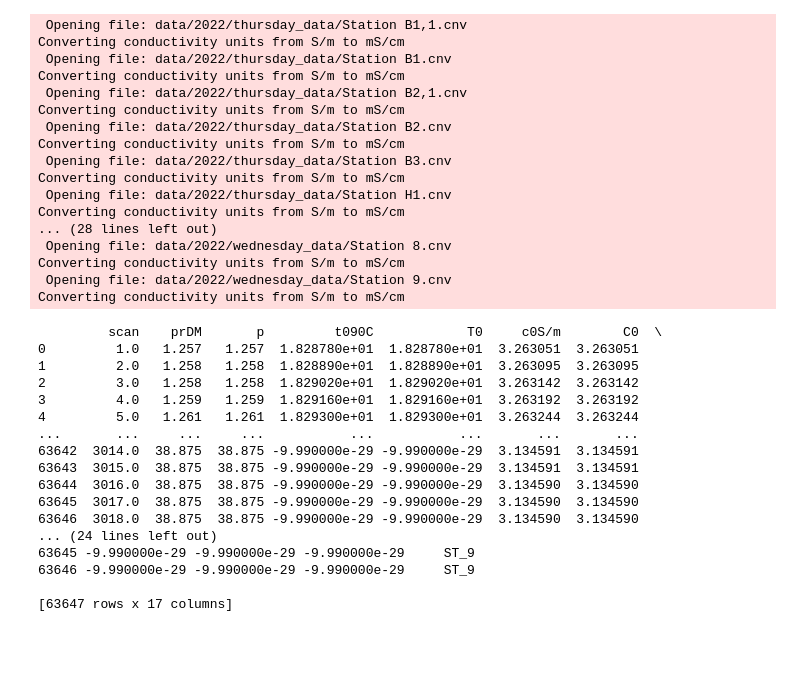
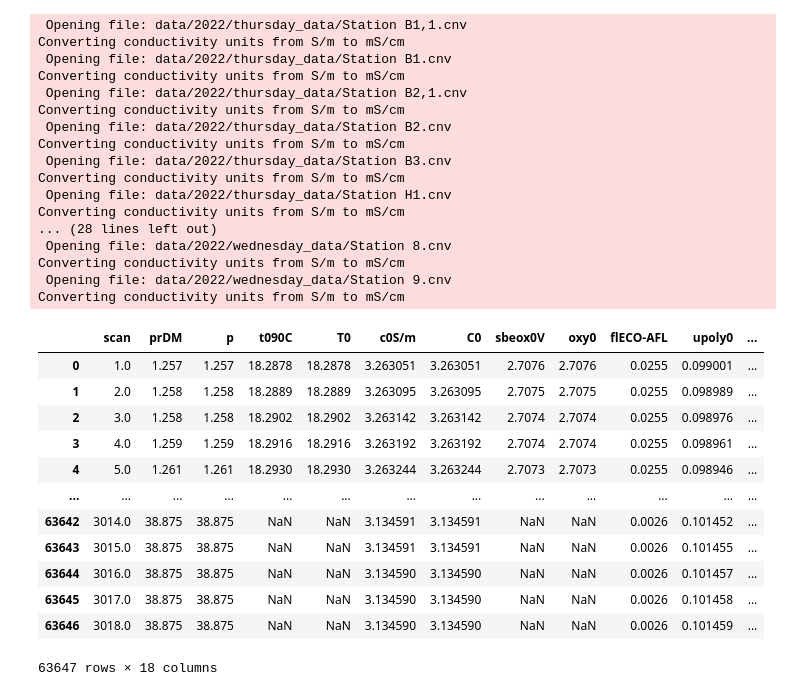
Before and after one commit to haganjam/MAR440_2023, a Jupyter notebook: filips_datawork.ipynb, the cells around one changed output. Cells and saved outputs as stored; diff of their text form; code cells hidden in the pictures; blank space fills up the shorter version.

```diff
--- a/filips_datawork.ipynb
+++ b/filips_datawork.ipynb
@@ -291,50 +358,48 @@ stations = [
     (st_3_22, 'ST_3'),
     (st_4_22, 'ST_4'),
     (st_5_22, 'ST_5'),
     (st_6_22, 'ST_6'),
     (st_7_22, 'ST_7'),
     (st_8_22, 'ST_8'),
     (st_9_22, 'ST_9'),
 ]
 
 dfs_to_concat = []  # Create an empty list to store DataFrames
 
 for station, station_name in stations:
     station_df = pd.DataFrame(station.data)
 
     # Add a column to identify the station
     station_df['STATION'] = station_name
 
     # Append the DataFrame to the list
     dfs_to_concat.append(station_df)
 
 # Concatenate all DataFrames in the list
 df_2022 = pd.concat(dfs_to_concat, ignore_index=True)
 
-print(df_2022)
 df_2022["Year"] = 2022
-df_2022
+
+#Clean up the data a bit
+df_2022_r = df_2022.replace(-9.990000e-29, np.nan)
+df_2022_r
 
 # Specify the filename for the Excel file
 #file_name = "tue_cruise.xlsx"
 
 # Save the DataFrame to an Excel file
-#df_2022.to_csv("data/2022/data_2022")
+#df_2022.to_csv("data/2022/data_2022_r")
 # %% [output]
+|  | scan | prDM | p | t090C | T0 | c0S/m | C0 | sbeox0V | oxy0 | flECO-AFL | upoly0 | ... |
+| 0 | 1.0 | 1.257 | 1.257 | 18.2878 | 18.2878 | 3.263051 | 3.263051 | 2.7076 | 2.7076 | 0.0255 | 0.099001 | ... |
+| 1 | 2.0 | 1.258 | 1.258 | 18.2889 | 18.2889 | 3.263095 | 3.263095 | 2.7075 | 2.7075 | 0.0255 | 0.098989 | ... |
+| 2 | 3.0 | 1.258 | 1.258 | 18.2902 | 18.2902 | 3.263142 | 3.263142 | 2.7074 | 2.7074 | 0.0255 | 0.098976 | ... |
+| 3 | 4.0 | 1.259 | 1.259 | 18.2916 | 18.2916 | 3.263192 | 3.263192 | 2.7074 | 2.7074 | 0.0255 | 0.098961 | ... |
+| 4 | 5.0 | 1.261 | 1.261 | 18.2930 | 18.2930 | 3.263244 | 3.263244 | 2.7073 | 2.7073 | 0.0255 | 0.098946 | ... |
+| ... | ... | ... | ... | ... | ... | ... | ... | ... | ... | ... | ... | ... |
+| 63642 | 3014.0 | 38.875 | 38.875 | NaN | NaN | 3.134591 | 3.134591 | NaN | NaN | 0.0026 | 0.101452 | ... |
+| 63643 | 3015.0 | 38.875 | 38.875 | NaN | NaN | 3.134591 | 3.134591 | NaN | NaN | 0.0026 | 0.101455 | ... |
+| 63644 | 3016.0 | 38.875 | 38.875 | NaN | NaN | 3.134590 | 3.134590 | NaN | NaN | 0.0026 | 0.101457 | ... |
+| 63645 | 3017.0 | 38.875 | 38.875 | NaN | NaN | 3.134590 | 3.134590 | NaN | NaN | 0.0026 | 0.101458 | ... |
+| 63646 | 3018.0 | 38.875 | 38.875 | NaN | NaN | 3.134590 | 3.134590 | NaN | NaN | 0.0026 | 0.101459 | ... |
-         scan    prDM       p         t090C            T0     c0S/m        C0  \
-0         1.0   1.257   1.257  1.828780e+01  1.828780e+01  3.263051  3.263051
-1         2.0   1.258   1.258  1.828890e+01  1.828890e+01  3.263095  3.263095
-2         3.0   1.258   1.258  1.829020e+01  1.829020e+01  3.263142  3.263142
-3         4.0   1.259   1.259  1.829160e+01  1.829160e+01  3.263192  3.263192
-4         5.0   1.261   1.261  1.829300e+01  1.829300e+01  3.263244  3.263244
-...       ...     ...     ...           ...           ...       ...       ...
-63642  3014.0  38.875  38.875 -9.990000e-29 -9.990000e-29  3.134591  3.134591
-63643  3015.0  38.875  38.875 -9.990000e-29 -9.990000e-29  3.134591  3.134591
-63644  3016.0  38.875  38.875 -9.990000e-29 -9.990000e-29  3.134590  3.134590
-63645  3017.0  38.875  38.875 -9.990000e-29 -9.990000e-29  3.134590  3.134590
-63646  3018.0  38.875  38.875 -9.990000e-29 -9.990000e-29  3.134590  3.134590
-... (24 lines left out)
-63645 -9.990000e-29 -9.990000e-29 -9.990000e-29     ST_9
-63646 -9.990000e-29 -9.990000e-29 -9.990000e-29     ST_9
-
-[63647 rows x 17 columns]
+63647 rows × 18 columns
```
Also changed, not shown: parts of 4 cells of this notebook, 3 other files.
